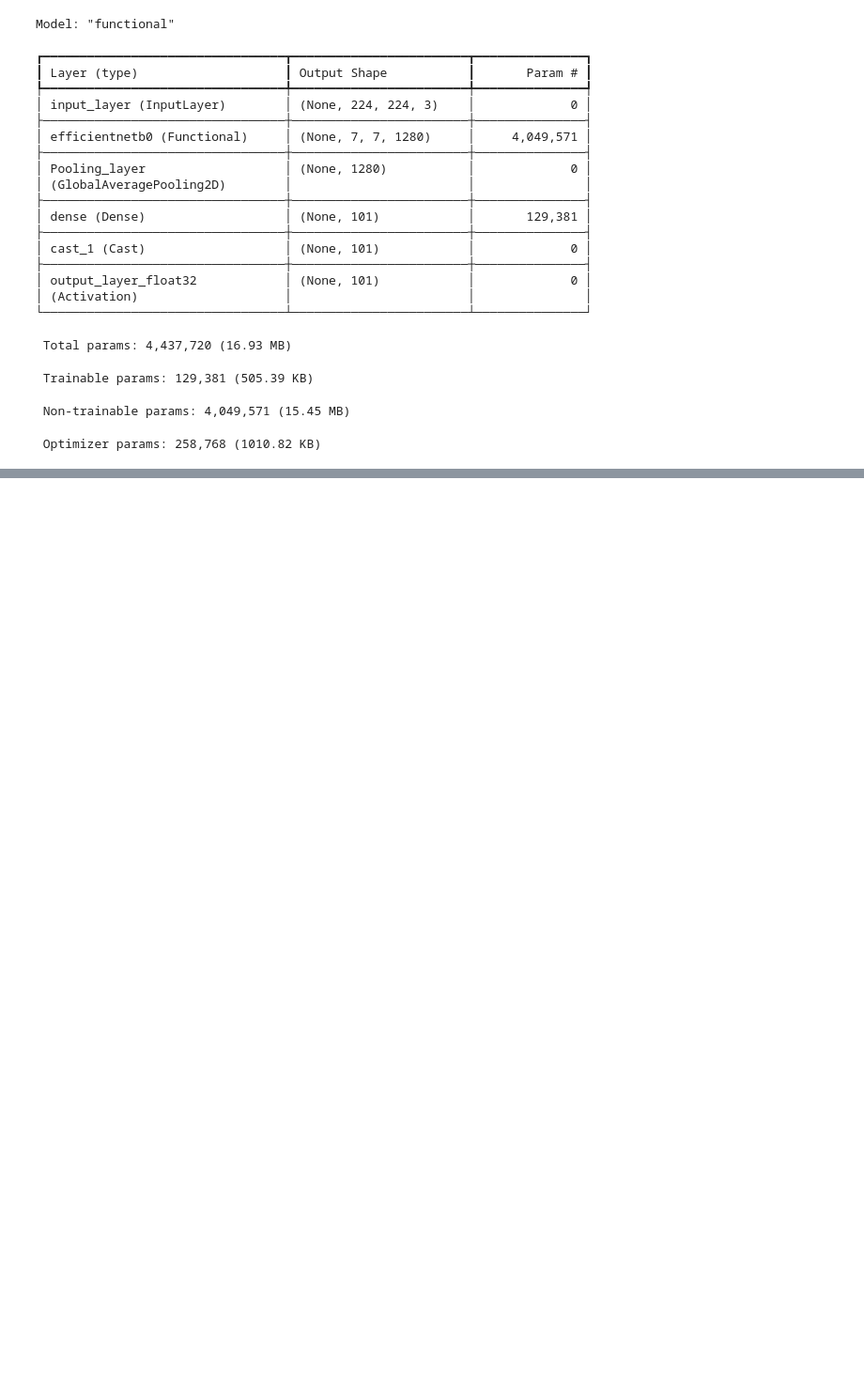
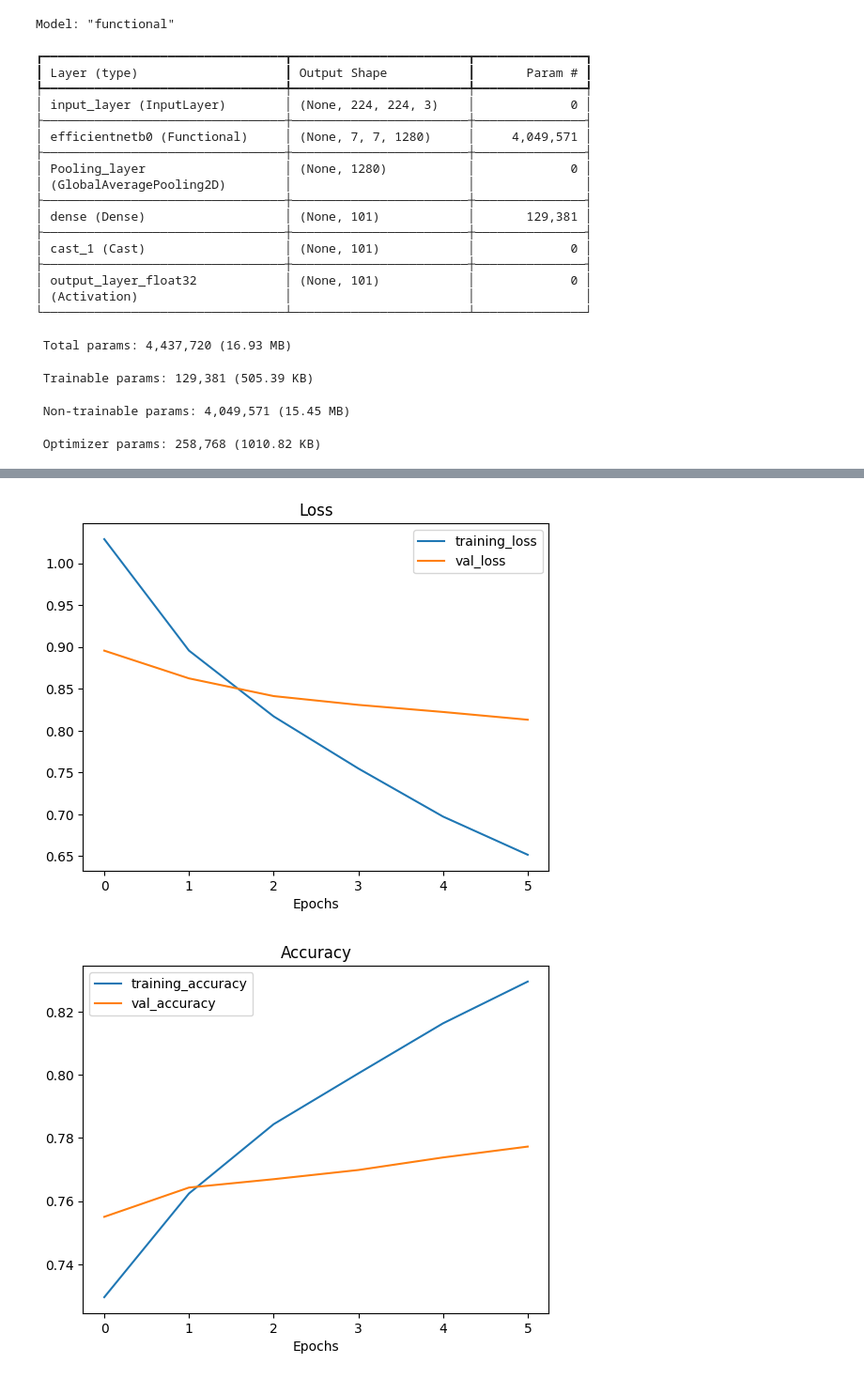
Before and after one commit to mogesTesema/Machine-Learning-Mastery-With-TensorFlow, a Jupyter notebook: 07_food_vision.ipynb, the cells around one changed output, grey strips where cells are left out. Shown: that part at 94% size. Cells and saved outputs as stored; diff of their text form; code cells hidden in the pictures; blank space fills up the shorter version.

Commit message:
Kaggle Notebook | 07_food_vision | Version 6|fine-tuned model of food vision

```diff
--- a/07_food_vision.ipynb
+++ b/07_food_vision.ipynb
@@ -266,0 +413,7 @@ model.save("food_vision_model.keras")
+# %%
+# unfreeze top 5 layers on efficientNetB0 base models
+base_model_total_layers = len(food_vision_model.layers[1].layers)
+
+# check base model layers
+for index,layer in enumerate(food_vision_model.layers[1].layers):
+    print(index,layer.name,layer.trainable)
@@ -266,0 +439,4 @@ model.save("food_vision_model.keras")
+# %%
+#unfreeze top 5 layers
+for layer_index in range(base_model_total_layers-5,base_model_total_layers):
+    food_vision_model.layers[1].layers[layer_index].trainable = True
@@ -266,0 +464,6 @@ model.save("food_vision_model.keras")
+# %%
+# alright the top 5 layers on base model has been unfreezed. now recompile the model with 10X smaller learning rate
+food_vision_model.compile(loss="sparse_categorical_crossentropy",
+                         optimizer=tf.keras.optimizers.Adam(learning_rate=0.0001),
+                         metrics=["accuracy"]
+                         )
@@ -266,0 +480,10 @@ model.save("food_vision_model.keras")
+# %%
+# well done! fit the model
+initial_epochs = 3 + 5
+history_food_vision_model = food_vision_model.fit(train_data,
+                                                 epochs=initial_epochs,
+                                                 steps_per_epoch=len(train_data),
+                                                 validation_data=test_data,
+                                                 validation_steps=int(0.15* len(test_data)),
+                                                 initial_epoch=history_101_food_classes_feature_exract.epoch[-1],
+                                                 callbacks=[create_tensorboard_callback("training_logs","food_vision_fine_tuned")])
@@ -266,0 +504,6 @@ model.save("food_vision_model.keras")
+# %%
+from helper_functions import plot_loss_curves
+plot_loss_curves(history_food_vision_model)
+# %% [output]
+[figure, added]
+[figure, added]
```
Also changed, not shown: parts of 37 cells of this notebook.
